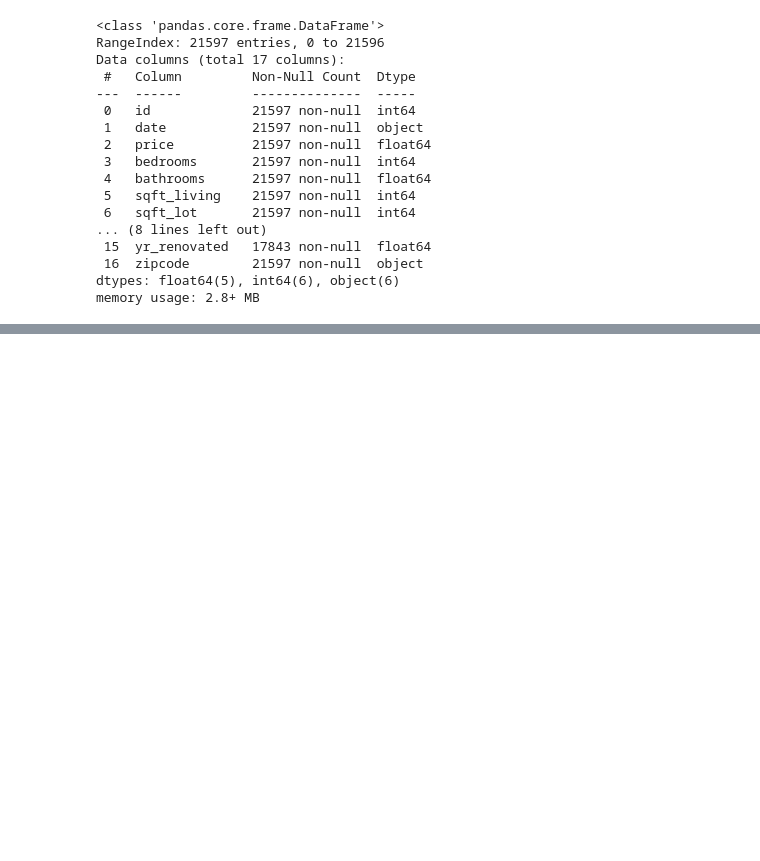
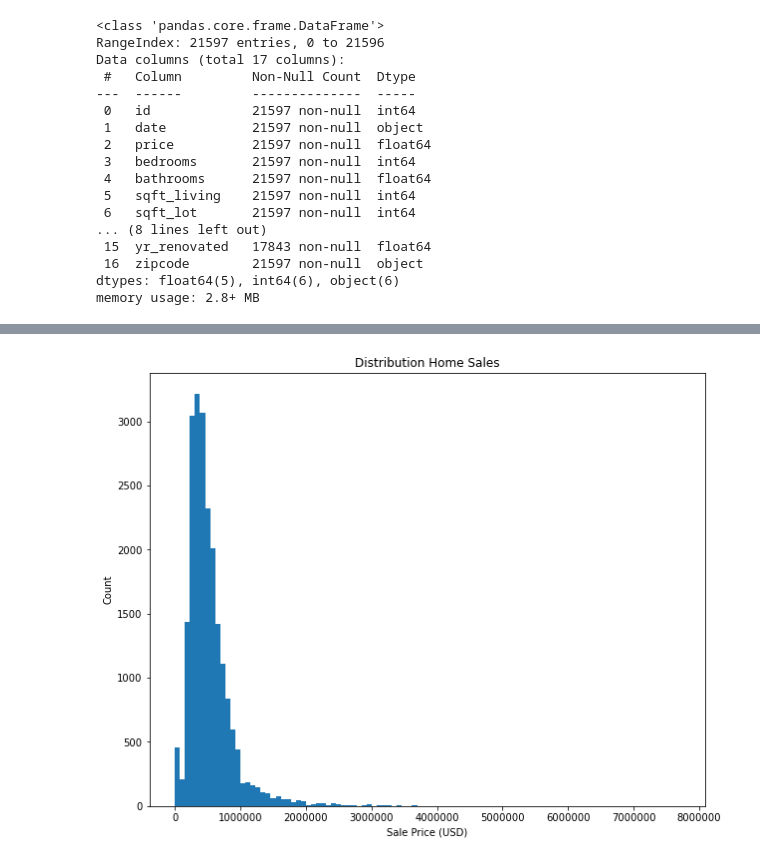
Before and after one commit to smashley-eakland/phase-2-project, a Jupyter notebook: GroupU_Project.ipynb, the cells around one changed output, grey strips where cells are left out. Cells and saved outputs as stored; diff of their text form; code cells hidden in the pictures; blank space fills up the shorter version.

```diff
--- a/GroupU_Project.ipynb
+++ b/GroupU_Project.ipynb
@@ -516,0 +570,11 @@ memory usage: 2.8+ MB
+# %%
+import matplotlib.pyplot as plt
+%matplotlib inline
+fig, ax = plt.subplots(figsize=(10,8))
+ax.hist(zipcode_df.price, bins=100)
+ax.ticklabel_format(style='plain')
+ax.set_xlabel("Sale Price (USD)")
+ax.set_ylabel("Count")
+ax.set_title("Distribution Home Sales");
+# %% [output]
+[figure, added]
```
Also changed, not shown: parts of 15 cells of this notebook.
